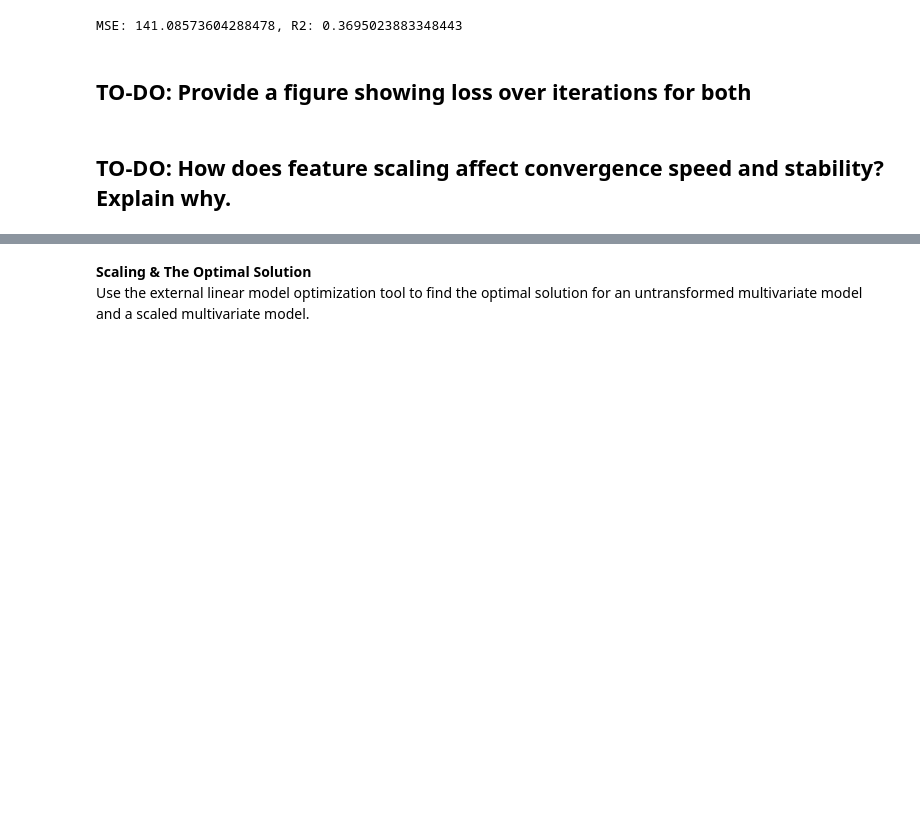
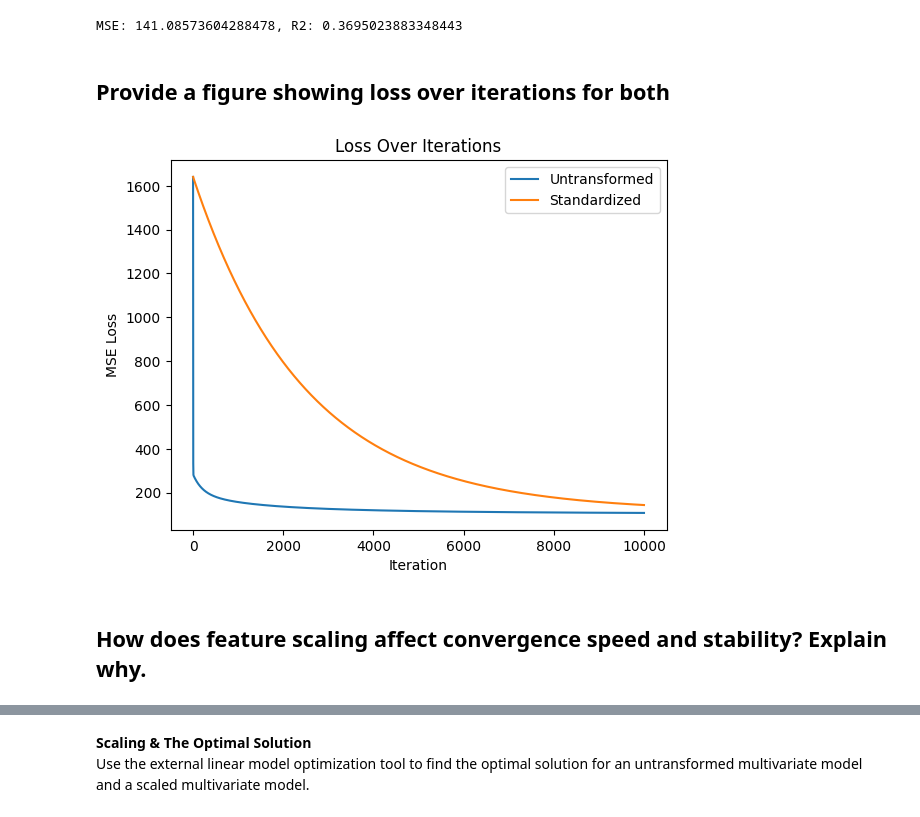
Before and after one commit to laurenlal/cse5104-project1, a Jupyter notebook: main.ipynb, the cells around one changed output, grey strips where cells are left out. Drawn from its saved outputs; the diff is of its cells as text; code cells hidden in the pictures; blank space fills up the shorter version.

Commit message:
finished graph + explanation

```diff
--- a/main.ipynb
+++ b/main.ipynb
@@ -155,9 +172,20 @@ print(f"MSE: {mse}, R2: {r2}")
 # %% [output]
 MSE: 141.08573604288478, R2: 0.3695023883348443
 # %% [markdown]
-## TO-DO: Provide a figure showing loss over iterations for both
+## Provide a figure showing loss over iterations for both
 # %%
-#Code here
+plt.figure()
+
+plt.plot(loss_unscaled, label="Untransformed")
+plt.plot(loss_scaled, label="Standardized")
+
+plt.xlabel("Iteration")
+plt.ylabel("MSE Loss")
+plt.title("Loss Over Iterations")
+plt.legend()
+plt.show()
+# %% [output]
+[figure, added]
 # %% [markdown]
-## TO-DO: How does feature scaling affect convergence speed and stability? Explain why.
+## How does feature scaling affect convergence speed and stability? Explain why.
 # %% [markdown]
```
Also changed, not shown: parts of 11 cells of this notebook.
